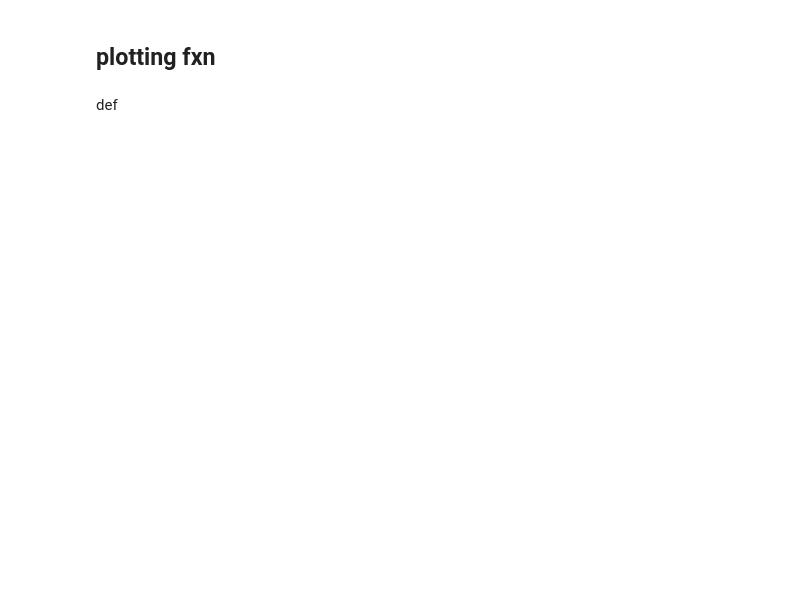
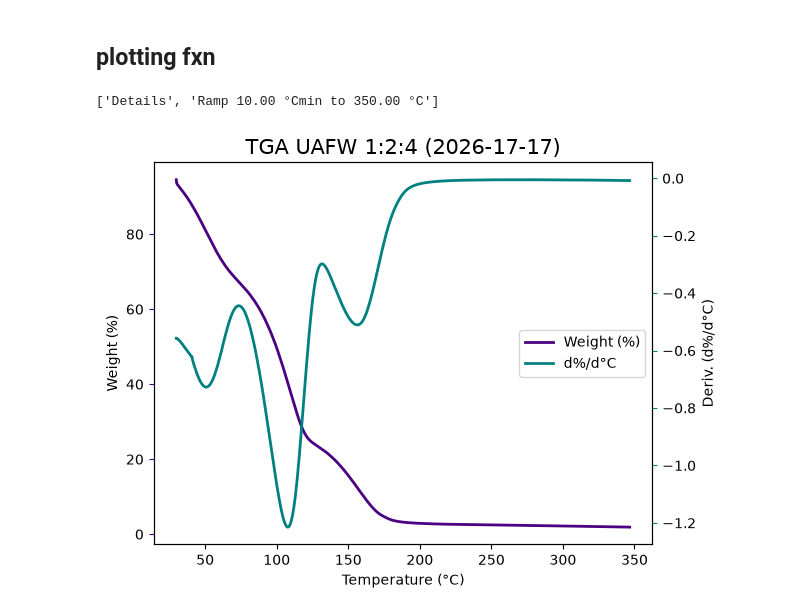
Before and after one commit to maurielle-noto/ionic-liquid-characterization, a Jupyter notebook: tga.ipynb, the cells around one changed output. Saved outputs shown, nothing was run; the diff lists cells and outputs as text; code cells hidden in the pictures; blank space fills up the shorter version.

```diff
--- a/tga.ipynb
+++ b/tga.ipynb
@@ -162,4 +180,60 @@ plt.show()
 # %% [markdown]
 ## plotting fxn
-# %% [markdown]
-def
+# %%
+def plot_tga(dict, xlims=None, y1lims=None, y2lims=None):
+    import matplotlib.pyplot as plt
+    import pandas as pd
+
+    tga_df = extract_data(dict["tgapath"])
+
+    temp = tga_df["Temperature (°C)"]
+    wt_pct = tga_df["Weight (%)"]
+    dpdT = tga_df["Deriv (% / °C)"]
+
+    y1 = "indigo"
+    y2 = "teal"
+
+    fig, ax1 = plt.subplots()
+
+    weight_pct = ax1.plot(temp, wt_pct, color = y1, lw = 2, label = "Weight (%)")
+    ax1.set_xlabel(tga_cols[1])
+    ax1.set_ylabel(tga_cols[3])
+    if y1lims:
+        ax1.set_ylim(y1lims)
+    ax1.tick_params(axis='y', color = y1)
+    if xlims:
+        ax1.set_xlim(xlims)
+
+    ax2 = ax1.twinx()
+
+    deriv = ax2.plot(temp, dpdT, color = y2, lw = 2, label = "d%/d°C")
+    ax2.set_ylabel("Deriv. (d%/d°C)")
+    ax2.set_ylim(y2lims)
+    ax2.tick_params(axis = 'y', color = y2)
+
+    plt.title(f"TGA {dict["chemical"]} {dict["ratio"]} ({dict["tgadate"]})", fontsize = 15)
+    plt.legend(loc = "center right", handles = [weight_pct[0],
+                                                deriv[0]
+                                                ])
+    plt.tight_layout()
+    plt.show()
+
+dfs_and_details = {
+            # path
+                "rheopath": "/Users/mauriellenoto/Desktop/seager/ionicliquids/data/RHEO/2026-07-17/20260726-RHEO-UAFW.xls",
+                "tgapath": "/Users/mauriellenoto/Desktop/seager/ionicliquids/data/TGA/UAFW/2026-07-17/2026-07-17-TGA-UAFW.xls",
+            #  dates
+                "rheodate": "2026-07-17",
+                "tgadate": "2026-17-17",
+                "dscdate": "2026-17-17",
+            # details
+                "chemical": "UAFW",
+                "ratio": "1:2:4",
+                "geometry": "40 mm plate"
+                    }
+
+tga_plot = plot_tga(dfs_and_details)
+tga_plot
+# %% [output]
+['Details', 'Ramp 10.00 °Cmin to 350.00 °C']
+[figure, added]
```
Also changed, not shown: parts of 3 cells of this notebook, 3 other files.
